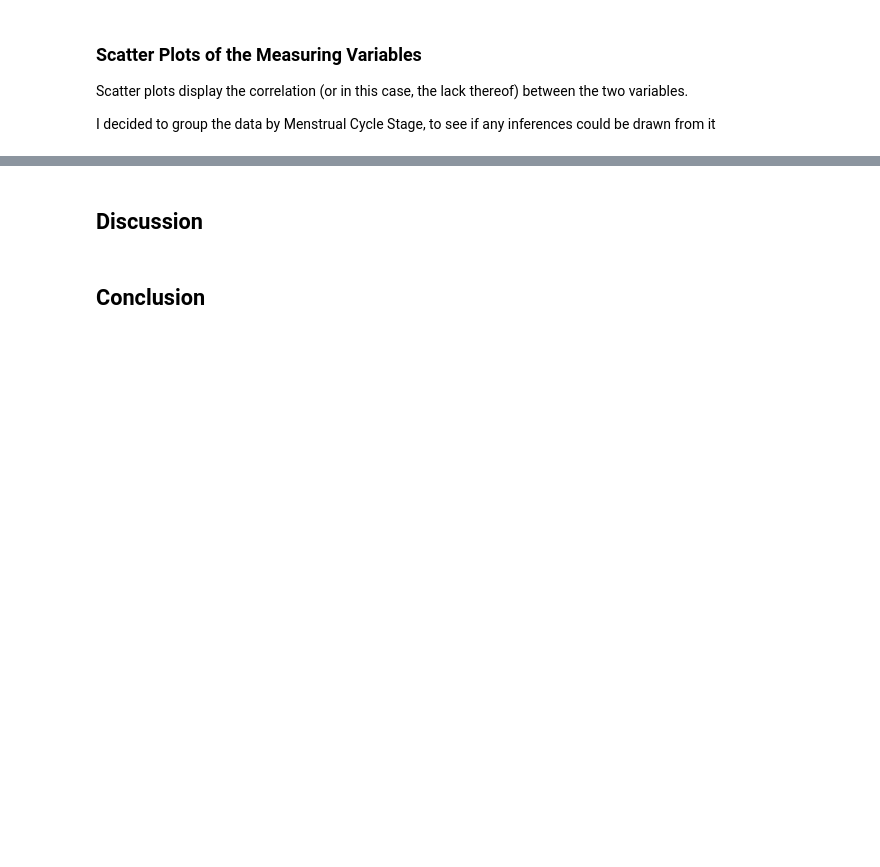
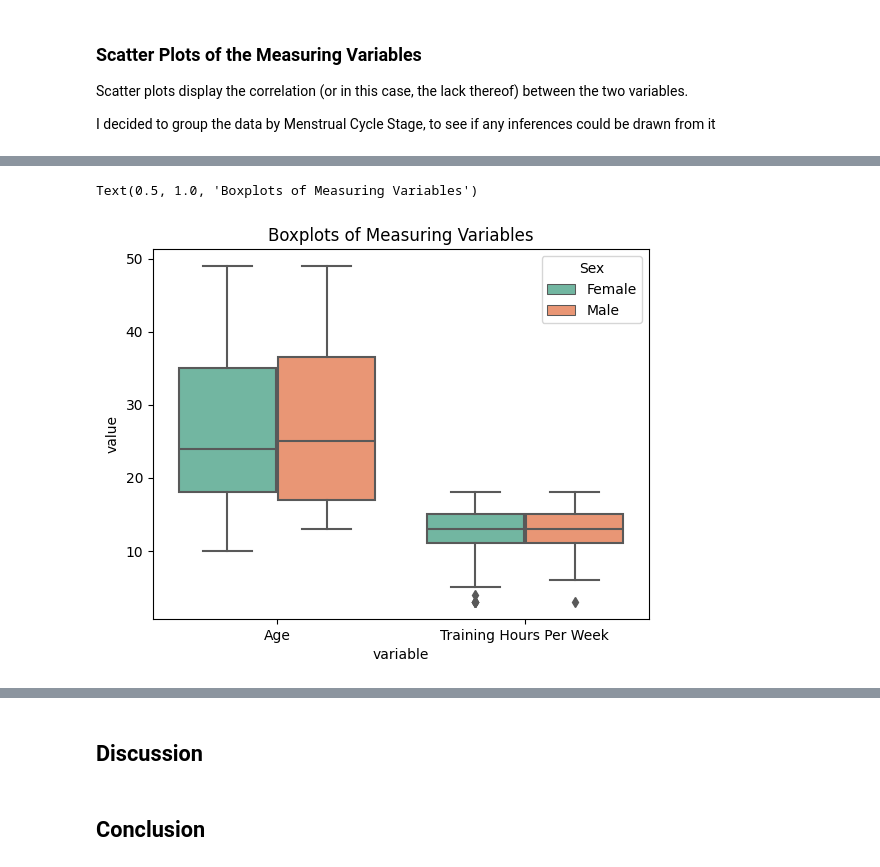
Before and after one commit to rachel-king4/PfDA_Assignment, a Jupyter notebook: PfDA Assignment.ipynb, the cells around one changed output, grey strips where cells are left out. Cells and saved outputs as stored; diff of their text form; code cells hidden in the pictures; blank space fills up the shorter version.

```diff
--- a/PfDA Assignment.ipynb
+++ b/PfDA Assignment.ipynb
@@ -415,0 +434,10 @@ The qualitative variables: Sex, Mode of Injury and Menstrual Cycle Stage are bes
+# %%
+# plotting a boxplot of the measuring variables in my dataset
+
+df1 = df[['Sex', 'Age', 'Training Hours Per Week']]
+df1_long = df1.melt(id_vars=["Sex"])
+ax = sns.boxplot(data=df1_long, x="variable", y="value", orient="v", palette="Set2", hue="Sex")
+ax.set_title("Boxplots of Measuring Variables")
+# %% [output]
+Text(0.5, 1.0, 'Boxplots of Measuring Variables')
+[figure, added]
```
Also changed, not shown: parts of 27 cells of this notebook.
